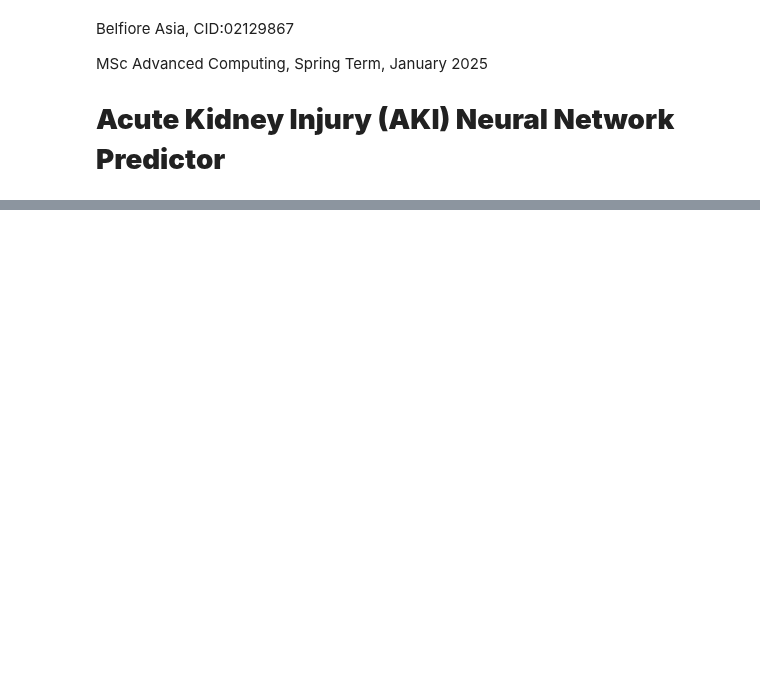
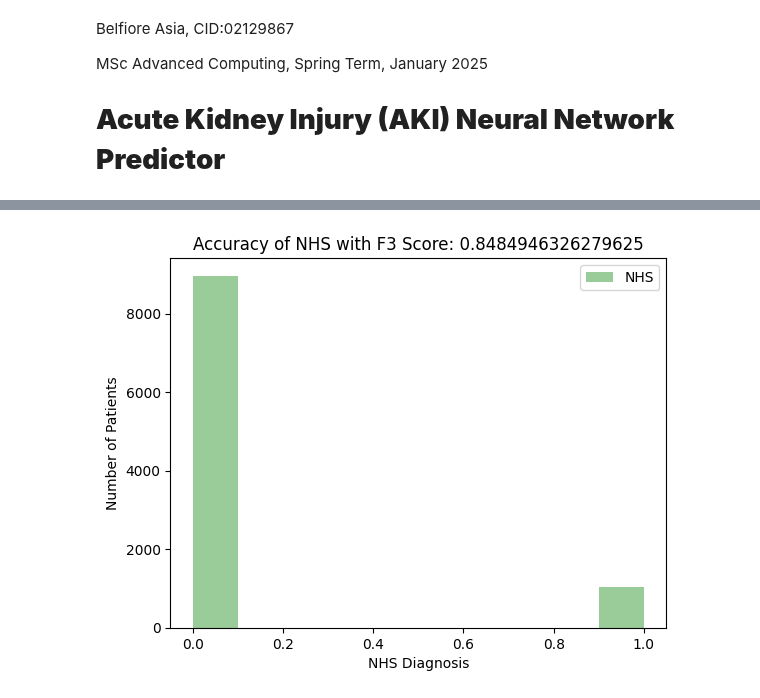
Before and after one commit to belfioreasia/aki-predictor, a Jupyter notebook: aki_predictor.ipynb, the cells around one changed output, grey strips where cells are left out. Saved outputs shown, nothing was run; the diff lists cells and outputs as text; code cells hidden in the pictures; blank space fills up the shorter version.

```diff
--- a/aki_predictor.ipynb
+++ b/aki_predictor.ipynb
@@ -292,0 +258,6 @@ Name: count, dtype: int64
+# %%
+# Test Dataset Prediction
+test_data = prepare_dataset('data/test.csv', 'test')
+# [sex, age, c1, rv1, rv2, rv_ratio, creatinine_change]
+# test_data.rename(columns={'1': 'sex'}, inplace=True)
+test_data
@@ -292,0 +278,4 @@ Name: count, dtype: int64
+# %%
+# 5.d NHS Test Dataset Prediction
+nhs_test_aki = test_data[0].apply(lambda patient_record: nhs_aki_algo(patient_record))
+nhs_test_aki
@@ -292,0 +295,5 @@ Name: count, dtype: int64
+# %%
+# 5.d Plot Test Prediction Accuracy
+plot_accuracy(nhs_test_aki, None, 'NHS', nhs_f3)
+# %% [output]
+[figure, added]
```
Also changed, not shown: parts of 15 cells of this notebook, 3 other files.
